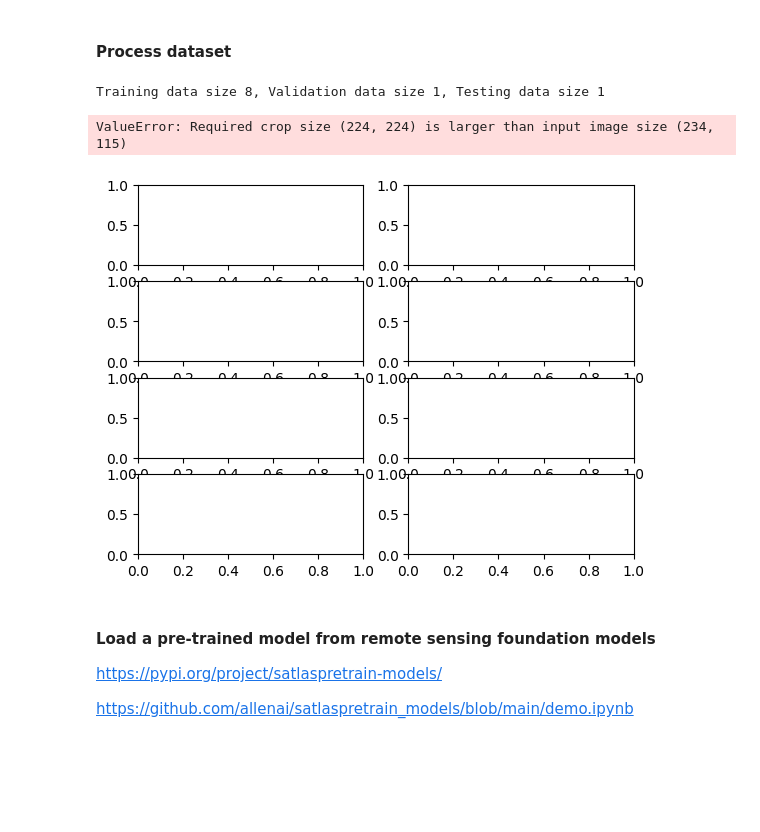
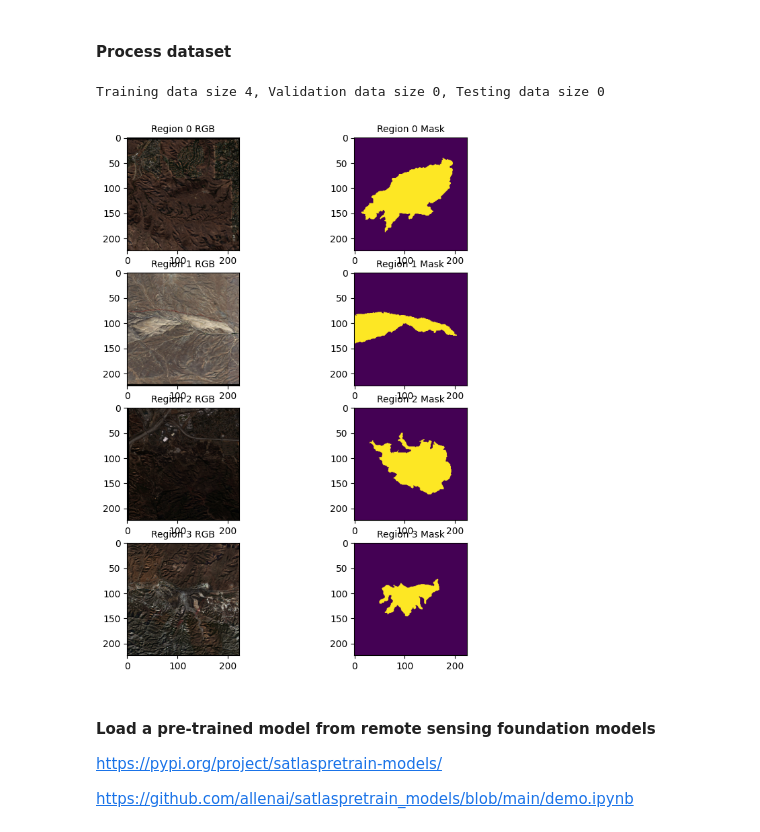
Before and after one commit to Runan-Duan/Wildfire_Detection, a Jupyter notebook: dataset_for_training.ipynb, the cells around one changed output. Saved outputs shown, nothing was run; the diff lists cells and outputs as text; code cells hidden in the pictures; blank space fills up the shorter version.

```diff
--- a/dataset_for_training.ipynb
+++ b/dataset_for_training.ipynb
@@ -139,8 +142,6 @@ import rasterio as rio
 img_dir = r'data/post_fire'
 mask_dir = r'data/masks'
 dnbr_dire = r'data/dnbr'
-# %%
-data = os.listdir(img_dir)
 # %%
 def split_dataset(img_dir, train_ratio = 0.8, val_ratio = 0.1, test_ratio = 0.1, seed = 42):
     data = os.listdir(img_dir)
@@ -162,7 +163,7 @@ def split_dataset(img_dir, train_ratio = 0.8, val_ratio = 0.1, test_ratio = 0.1,
 # %%
 train_data, val_data, test_data = split_dataset(img_dir=img_dir)
 # %% [output]
-Training data size 8, Validation data size 1, Testing data size 1
+Training data size 4, Validation data size 0, Testing data size 0
 # %%
 class FireDataset(Dataset):
     def __init__(self, img_dir, mask_dir, img_list, transforms):
@@ -210,6 +211,7 @@ class FireDataset(Dataset):
 
         if self.transforms:
             img_tensor = self.transforms(img_tensor)
+            mask_tensor = self.transforms(mask_tensor)
 
         return img_tensor, mask_tensor
 
@@ -240,20 +242,23 @@ val_dataset = FireDataset(img_dir=img_dir, mask_dir=mask_dir, img_list=val_data,
 test_dataset = FireDataset(img_dir=img_dir, mask_dir=mask_dir, img_list=test_data, transforms=None)
 # %%
 # Visualize few samples
-fig, ax = plt.subplots(4, 2)
-for i, ax in enumerate(ax.flat):
+fig, ax = plt.subplots(4, 2, figsize=(8, 10))
+for i in range(4):
     data, target = train_dataset[i]
 
     image = data.numpy()
     target = target.numpy()
 
-    ax.set_title(f"Region {i}")
-    ax.imshow(image)
+    rgb = image[:3]
+    rgb = np.rollaxis(rgb, 0, rgb.ndim)
+    ax[i, 0].imshow(rgb)
+    ax[i, 0].set_title(f"Region {i} RGB", fontsize=10)
+    ax[i, 1].imshow(target)
+    ax[i, 1].set_title(f"Region {i} Mask", fontsize=10)
 
 plt.show()
 # %% [output]
-ValueError: Required crop size (224, 224) is larger than input image size (234, 115)
-[figure, old version]
+[figure, new version]
 # %%
 batch_size = 16
 num_workers = 4
```
Also changed, not shown: parts of 10 cells of this notebook, 18 other files.
